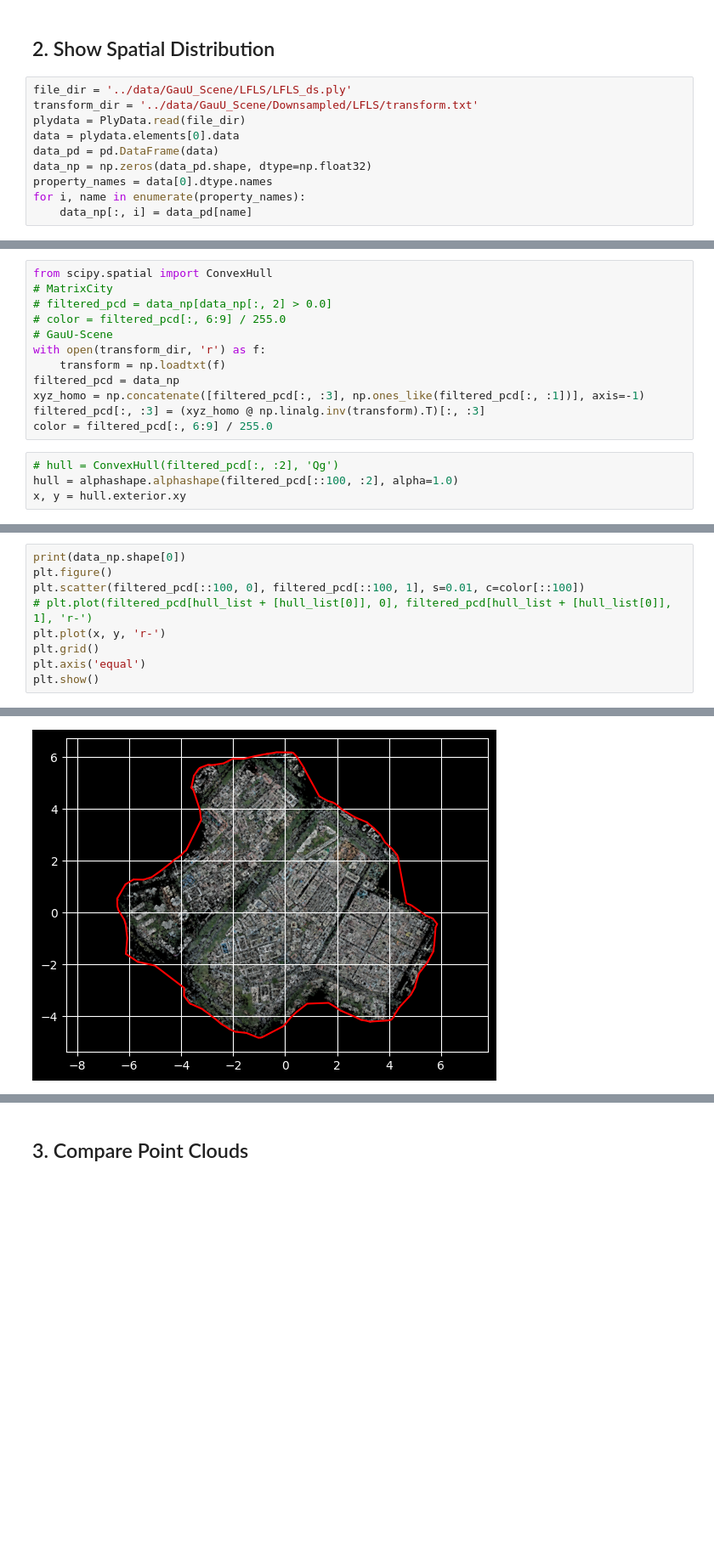
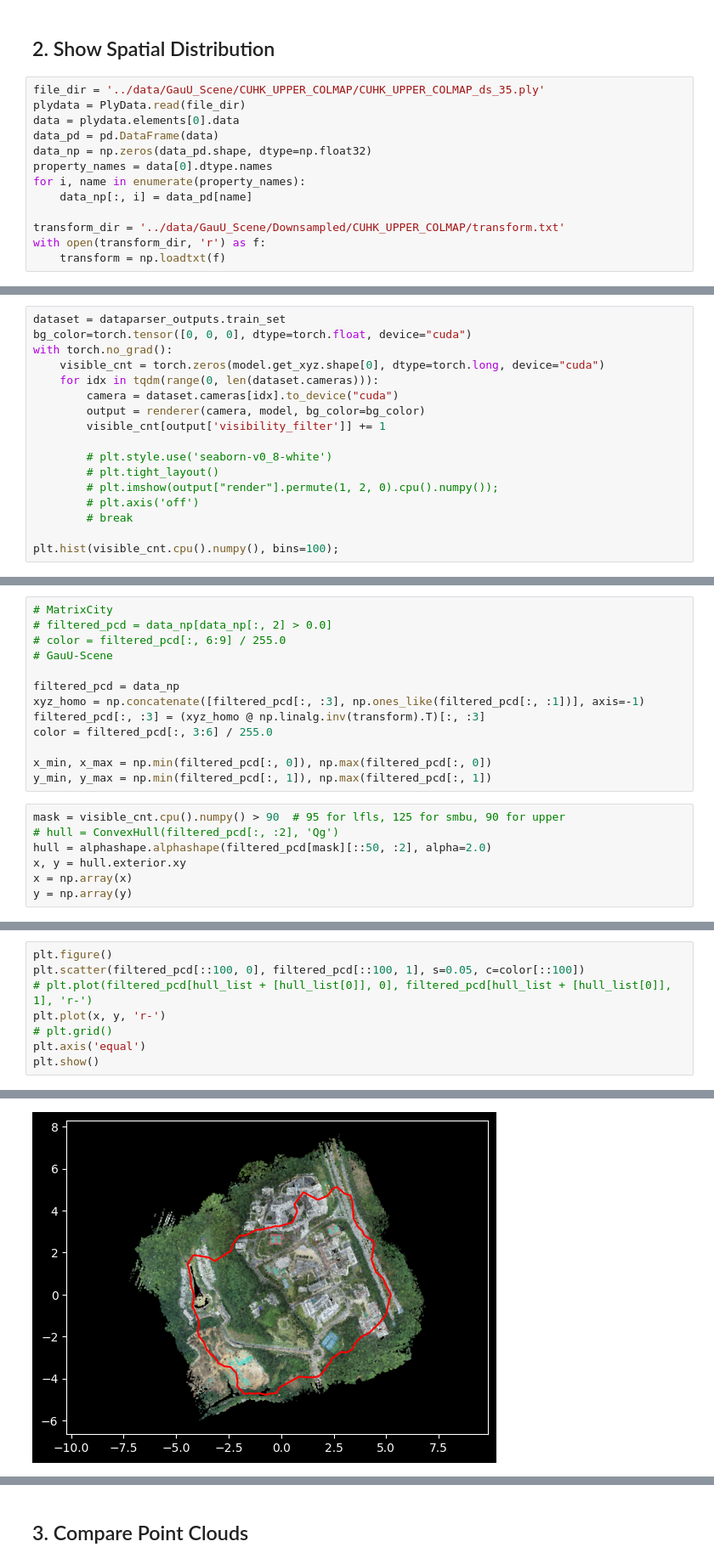
Before and after one commit to DekuLiuTesla/CityGaussian, a Jupyter notebook: notebooks/pcd_analysis.ipynb, the cells around one changed output, grey strips where cells are left out. Shown at 85% size. Drawn from its saved outputs; the diff is of its cells as text; blank space fills up the shorter version.

```diff
--- a/notebooks/pcd_analysis.ipynb
+++ b/notebooks/pcd_analysis.ipynb
@@ -41,8 +50,7 @@ True
 # %% [markdown]
 ## 2. Show Spatial Distribution
 # %%
-file_dir = '../data/GauU_Scene/LFLS/LFLS_ds.ply'
-transform_dir = '../data/GauU_Scene/Downsampled/LFLS/transform.txt'
+file_dir = '../data/GauU_Scene/CUHK_UPPER_COLMAP/CUHK_UPPER_COLMAP_ds_35.ply'
 plydata = PlyData.read(file_dir)
 data = plydata.elements[0].data
 data_pd = pd.DataFrame(data)
@@ -50,3 +58,7 @@ data_np = np.zeros(data_pd.shape, dtype=np.float32)
 property_names = data[0].dtype.names
 for i, name in enumerate(property_names):
     data_np[:, i] = data_pd[name]
+
+transform_dir = '../data/GauU_Scene/Downsampled/CUHK_UPPER_COLMAP/transform.txt'
+with open(transform_dir, 'r') as f:
+    transform = np.loadtxt(f)
@@ -52,0 +97,17 @@ for i, name in enumerate(property_names):
+# %%
+dataset = dataparser_outputs.train_set
+bg_color=torch.tensor([0, 0, 0], dtype=torch.float, device="cuda")
+with torch.no_grad():
+    visible_cnt = torch.zeros(model.get_xyz.shape[0], dtype=torch.long, device="cuda")
+    for idx in tqdm(range(0, len(dataset.cameras))):
+        camera = dataset.cameras[idx].to_device("cuda")
+        output = renderer(camera, model, bg_color=bg_color)
+        visible_cnt[output['visibility_filter']] += 1
+
+        # plt.style.use('seaborn-v0_8-white')
+        # plt.tight_layout()
+        # plt.imshow(output["render"].permute(1, 2, 0).cpu().numpy());
+        # plt.axis('off')
+        # break
+
+plt.hist(visible_cnt.cpu().numpy(), bins=100);
@@ -53,19 +116,23 @@ for i, name in enumerate(property_names):
 # %%
-from scipy.spatial import ConvexHull
 # MatrixCity
 # filtered_pcd = data_np[data_np[:, 2] > 0.0]
 # color = filtered_pcd[:, 6:9] / 255.0
 # GauU-Scene
-with open(transform_dir, 'r') as f:
-    transform = np.loadtxt(f)
+
 filtered_pcd = data_np
 xyz_homo = np.concatenate([filtered_pcd[:, :3], np.ones_like(filtered_pcd[:, :1])], axis=-1)
 filtered_pcd[:, :3] = (xyz_homo @ np.linalg.inv(transform).T)[:, :3]
-color = filtered_pcd[:, 6:9] / 255.0
+color = filtered_pcd[:, 3:6] / 255.0
+
+x_min, x_max = np.min(filtered_pcd[:, 0]), np.max(filtered_pcd[:, 0])
+y_min, y_max = np.min(filtered_pcd[:, 1]), np.max(filtered_pcd[:, 1])
 # %%
+mask = visible_cnt.cpu().numpy() > 90  # 95 for lfls, 125 for smbu, 90 for upper
 # hull = ConvexHull(filtered_pcd[:, :2], 'Qg')
-hull = alphashape.alphashape(filtered_pcd[::100, :2], alpha=1.0)
+hull = alphashape.alphashape(filtered_pcd[mask][::50, :2], alpha=2.0)
 x, y = hull.exterior.xy
+x = np.array(x)
+y = np.array(y)
 # %% [output]
 WARNING:root:Singular matrix. Likely caused by all points lying in an N-1 space.
 WARNING:root:Singular matrix. Likely caused by all points lying in an N-1 space.
@@ -72,10 +143,9 @@ WARNING:root:Singular matrix. Likely caused by all points lying in an N-1 space.
 # %%
-print(data_np.shape[0])
 plt.figure()
-plt.scatter(filtered_pcd[::100, 0], filtered_pcd[::100, 1], s=0.01, c=color[::100])
+plt.scatter(filtered_pcd[::100, 0], filtered_pcd[::100, 1], s=0.05, c=color[::100])
 # plt.plot(filtered_pcd[hull_list + [hull_list[0]], 0], filtered_pcd[hull_list + [hull_list[0]], 1], 'r-')
 plt.plot(x, y, 'r-')
-plt.grid()
+# plt.grid()
 plt.axis('equal')
 plt.show()
 # %% [output]
@@ -83,2 +152,2 @@ plt.show()
-[figure, old version]
+[figure, new version]
 # %%
```
Also changed, not shown: parts of 11 cells of this notebook.
